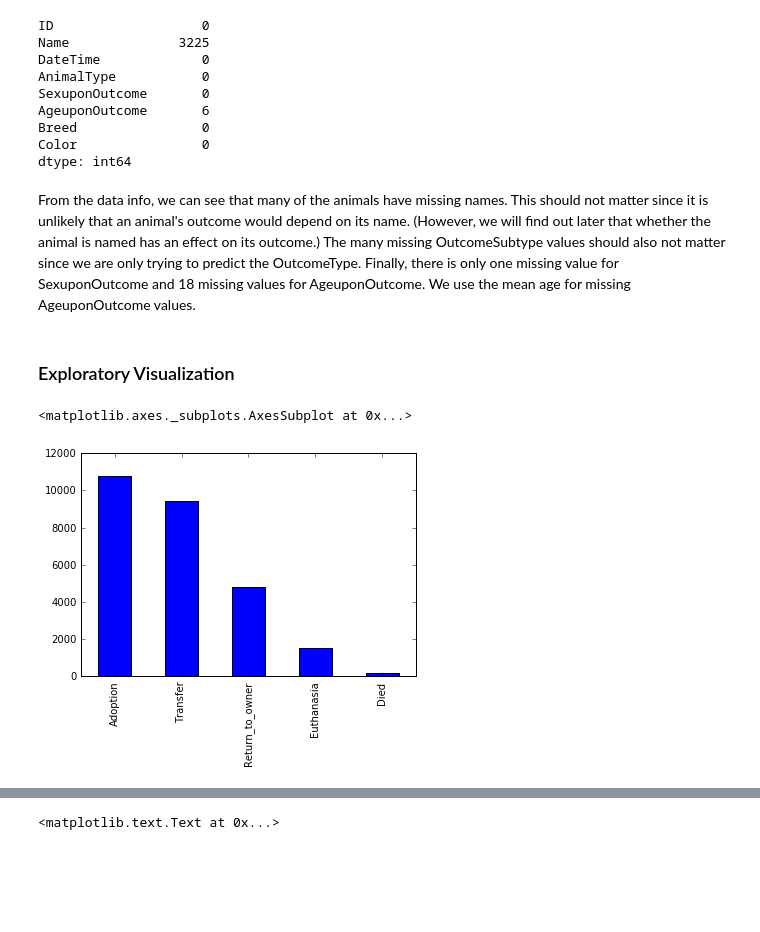
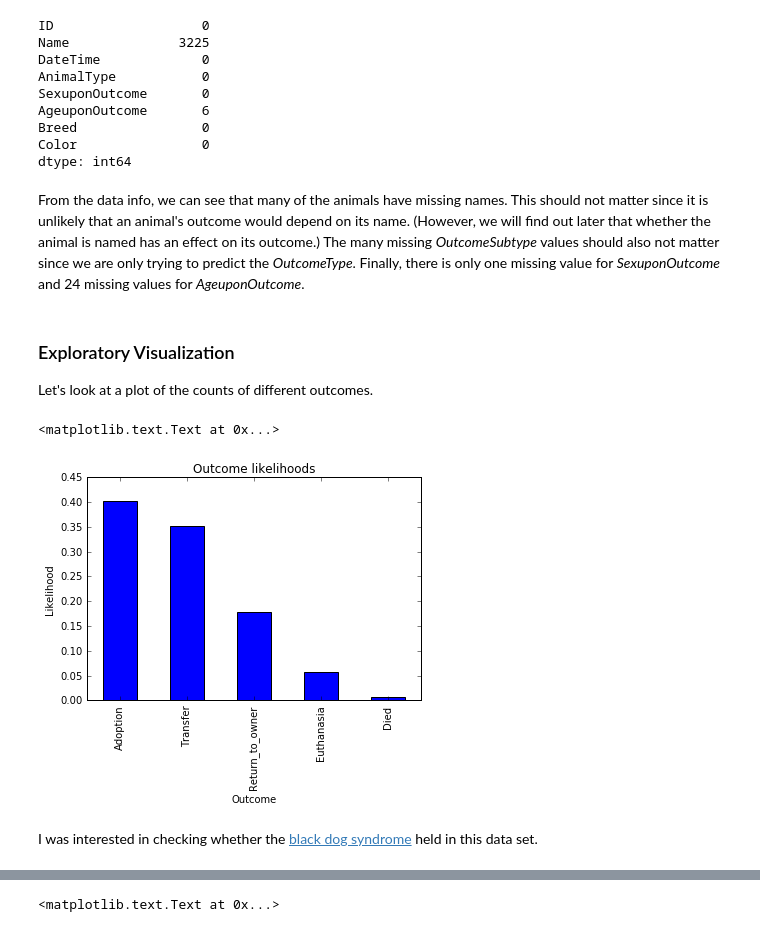
Before and after one commit to dippindots/kaggle-shelter-animal-outcomes, a Jupyter notebook: src/report.ipynb, the cells around one changed output, grey strips where cells are left out. Drawn from its saved outputs; the diff is of its cells as text; code cells hidden in the pictures; blank space fills up the shorter version.

```diff
--- a/src/report.ipynb
+++ b/src/report.ipynb
@@ -62,16 +67,22 @@ Breed                0
 Color                0
 dtype: int64
 # %% [markdown]
-From the data info, we can see that many of the animals have missing names.  This should not matter since it is unlikely that an animal's outcome would depend on its name.  (However, we will find out later that whether the animal is named has an effect on its outcome.)  The many missing OutcomeSubtype values should also not matter since we are only trying to predict the OutcomeType.  Finally, there is only one missing value for SexuponOutcome and 18 missing values for AgeuponOutcome.  We use the mean age for missing AgeuponOutcome values.
+From the data info, we can see that many of the animals have missing names.  This should not matter since it is unlikely that an animal's outcome would depend on its name.  (However, we will find out later that whether the animal is named has an effect on its outcome.)  The many missing *OutcomeSubtype* values should also not matter since we are only trying to predict the *OutcomeType*.  Finally, there is only one missing value for *SexuponOutcome* and 24 missing values for *AgeuponOutcome*.
-# %% [markdown]
-### Exploratory Visualization
+# %% [markdown]
+### Exploratory Visualization
+Let's look at a plot of the counts of different outcomes.
 # %%
 import numpy as np
 import matplotlib.pyplot as plt
 
-value_counts = data['OutcomeType'].value_counts()
+value_counts = train_data['OutcomeType'].value_counts(normalize=True)
 value_counts.plot(kind='bar')
+plt.xlabel("Outcome")
+plt.ylabel("Likelihood")
+plt.title("Outcome likelihoods")
 # %% [output]
-<matplotlib.axes._subplots.AxesSubplot at 0x...>
+<matplotlib.text.Text at 0x...>
-[figure, old version]
+[figure, new version]
+# %% [markdown]
+I was interested in checking whether the [black dog syndrome](https://en.wikipedia.org/wiki/Black_dog_syndrome) held in this data set.
 # %%
```
Also changed, not shown: parts of 13 cells of this notebook.
